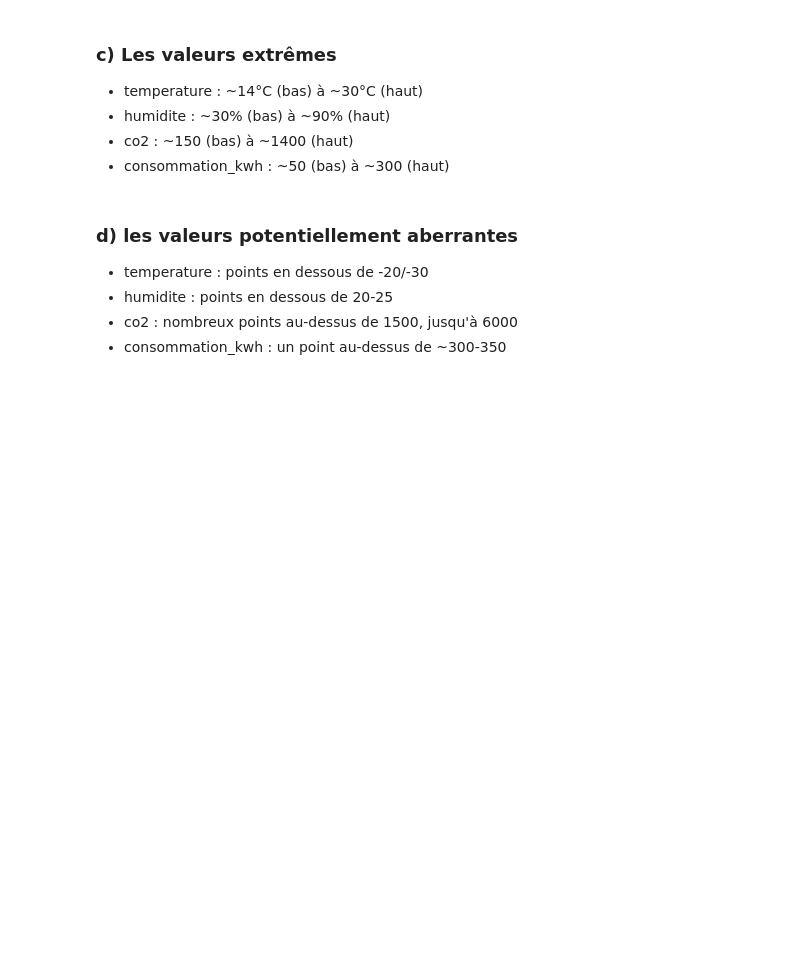
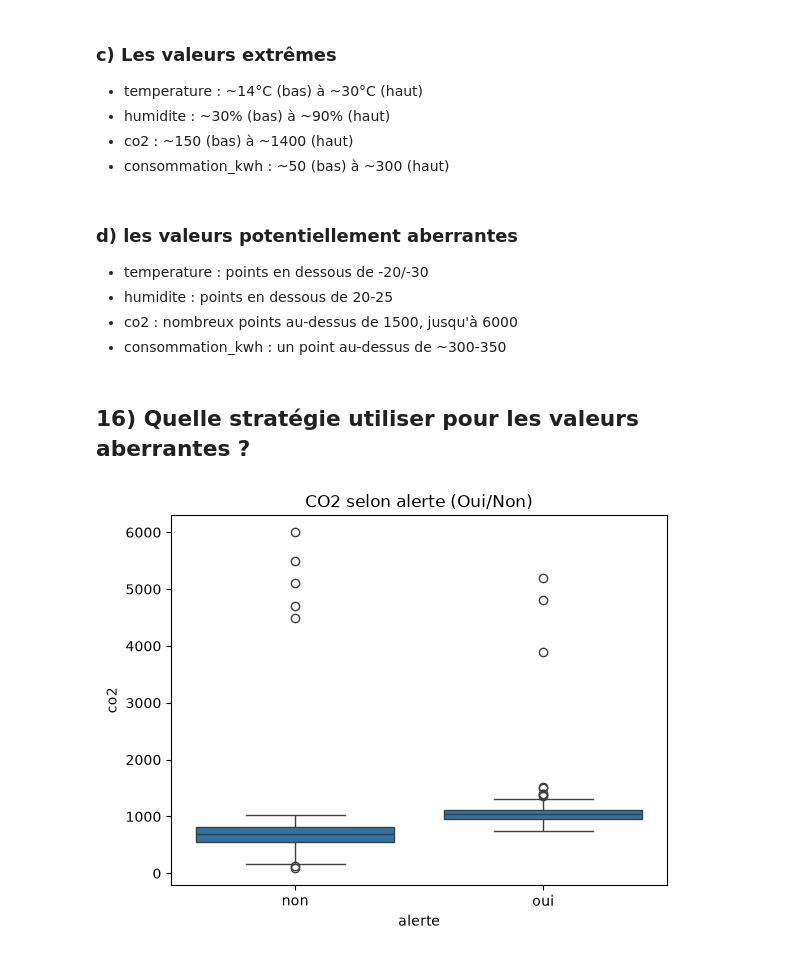
Before and after one commit to Mayra-99/-atelier_prepa_donnees_tab-, a Jupyter notebook: notebooks/atelier_prepa_donnees_tab.ipynb .ipynb, the cells around one changed output. Drawn from its saved outputs; the diff is of its cells as text; code cells hidden in the pictures; blank space fills up the shorter version.

Commit message:
partie1: 16) Quelle stratégie utiliser pour les valeurs aberrantes ?

```diff
--- a/notebooks/atelier_prepa_donnees_tab.ipynb .ipynb
+++ b/notebooks/atelier_prepa_donnees_tab.ipynb .ipynb
@@ -524,3 +524,14 @@ consommation_kwh : semble symétrique
 - humidite : points en dessous de 20-25
 - co2 : nombreux points au-dessus de 1500, jusqu'à 6000
 - consommation_kwh : un point au-dessus de ~300-350
+# %% [markdown]
+## 16) Quelle stratégie utiliser pour les valeurs aberrantes ?
+# %%
+import seaborn as sns
+import matplotlib.pyplot as plt
+
+sns.boxplot(x="alerte", y="co2", data=df)
+plt.title("CO2 selon alerte (Oui/Non)")
+plt.show()
+# %% [output]
+[figure, added]
```
Also changed, not shown: parts of 1 cell of this notebook.
